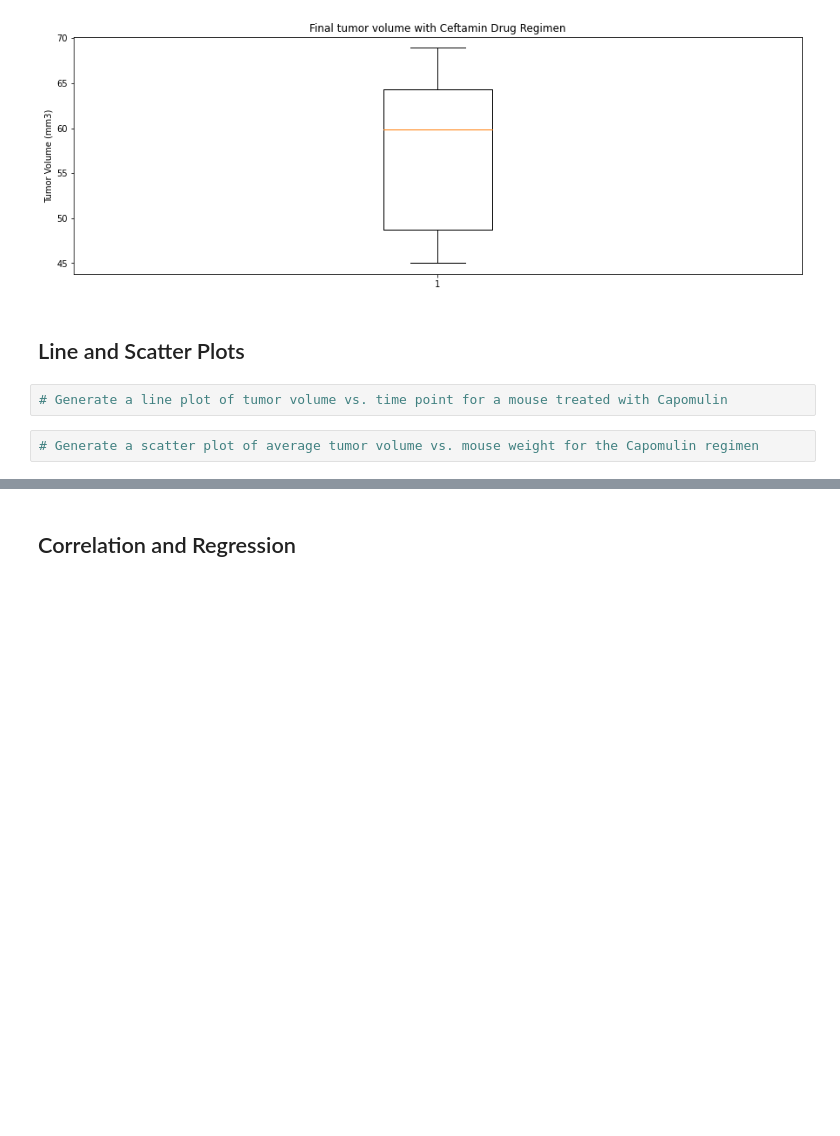
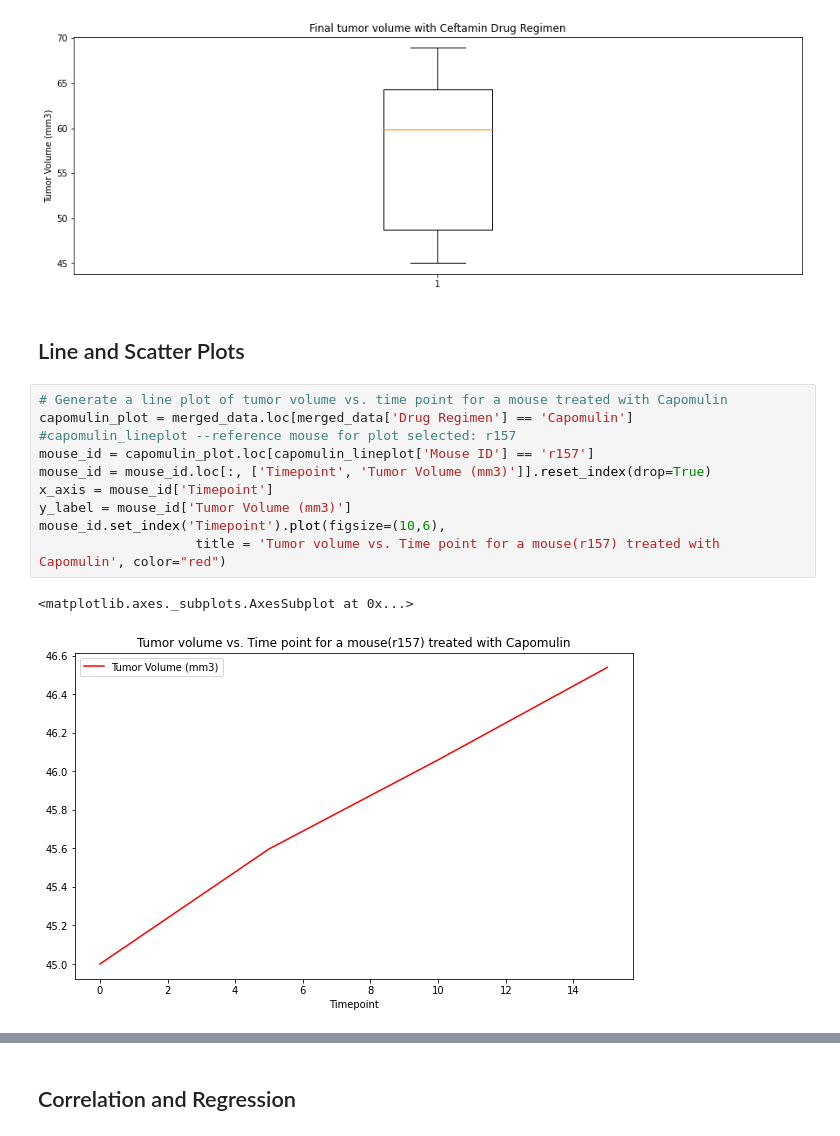
Before and after one commit to VijetaPuthran/Matplotlib, a Jupyter notebook: Pymaceuticals/pymaceuticals_starter.ipynb, the cells around one changed output, grey strips where cells are left out. Cells and saved outputs as stored; diff of their text form; blank space fills up the shorter version.

```diff
--- a/Pymaceuticals/pymaceuticals_starter.ipynb
+++ b/Pymaceuticals/pymaceuticals_starter.ipynb
@@ -413,7 +412,16 @@ Values above 87.66645829999999 could be outliers.
 [figure]
 # %% [markdown]
 ## Line and Scatter Plots
-# %%
-# Generate a line plot of tumor volume vs. time point for a mouse treated with Capomulin
-# %%
-# Generate a scatter plot of average tumor volume vs. mouse weight for the Capomulin regimen
+# %%
+# Generate a line plot of tumor volume vs. time point for a mouse treated with Capomulin
+capomulin_plot = merged_data.loc[merged_data['Drug Regimen'] == 'Capomulin']
+#capomulin_lineplot --reference mouse for plot selected: r157
+mouse_id = capomulin_plot.loc[capomulin_lineplot['Mouse ID'] == 'r157']
+mouse_id = mouse_id.loc[:, ['Timepoint', 'Tumor Volume (mm3)']].reset_index(drop=True)
+x_axis = mouse_id['Timepoint']
+y_label = mouse_id['Tumor Volume (mm3)']
+mouse_id.set_index('Timepoint').plot(figsize=(10,6),
+                    title = 'Tumor volume vs. Time point for a mouse(r157) treated with Capomulin', color="red")
+# %% [output]
+<matplotlib.axes._subplots.AxesSubplot at 0x...>
+[figure, added]
```
Also changed, not shown: parts of 5 cells of this notebook, 2 other files.
